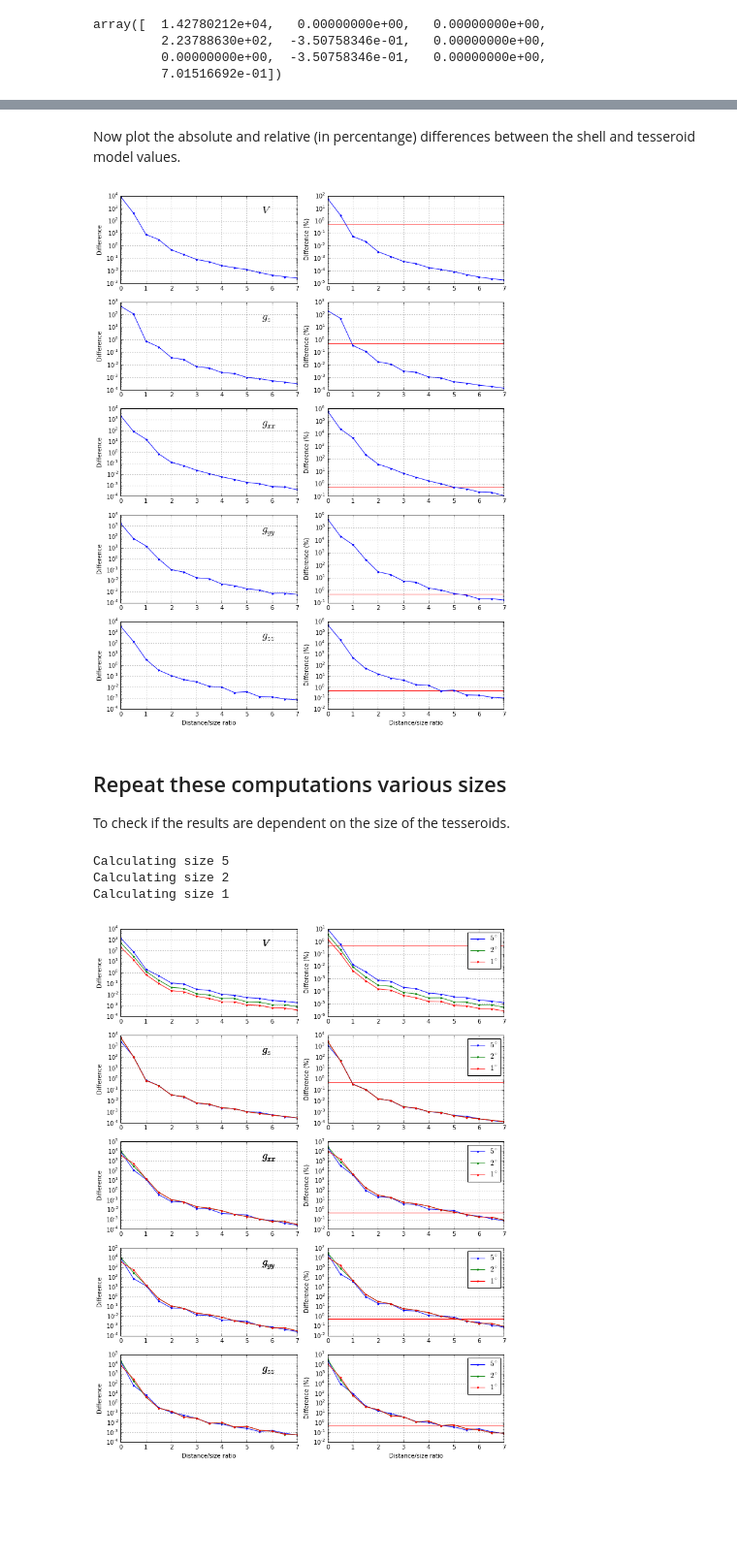
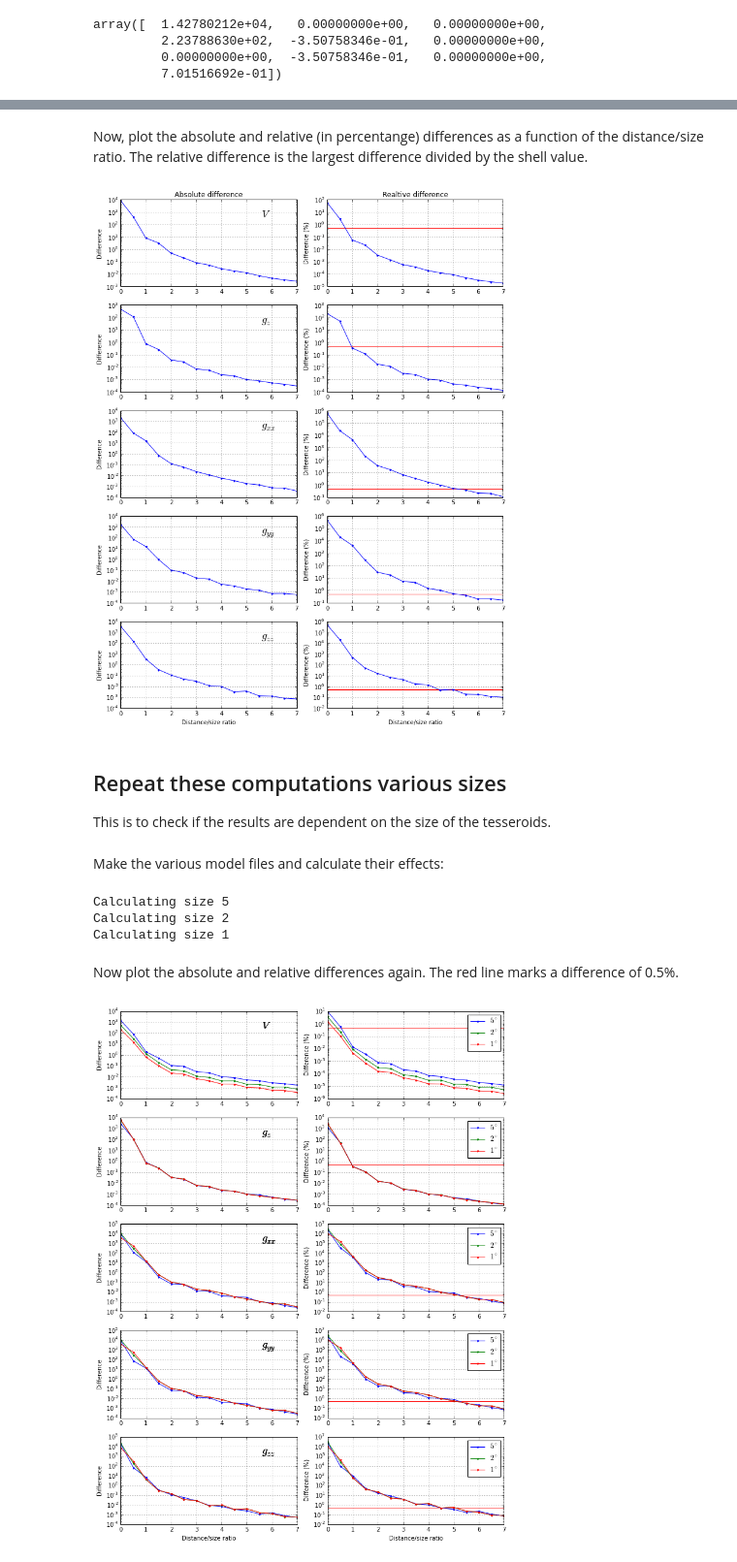
Before and after one commit to pinga-lab/paper-tesseroids, a Jupyter notebook: notebooks/tesseroid_vs_spherical_shell.ipynb, the cells around one changed output, grey strips where cells are left out. Shown at 97% size. Drawn from its saved outputs; the diff is of its cells as text; code cells hidden in the pictures; blank space fills up the shorter version.

```diff
--- a/notebooks/tesseroid_vs_spherical_shell.ipynb
+++ b/notebooks/tesseroid_vs_spherical_shell.ipynb
@@ -235,32 +234,37 @@ for i, field in enumerate([1, 2, 5, 6, 8]):
 # %% [markdown]
-Now plot the absolute and relative (in percentange) differences between the shell and tesseroid model values.
+Now, plot the absolute and relative (in percentange) differences as a function of the distance/size ratio. The relative difference is the largest difference divided by the shell value.
 # %%
 titles = [r'$V$', r'$g_{z}$', r'$g_{xx}$', r'$g_{yy}$', r'$g_{zz}$']
 fields = [0, 3, 4, 7, 9]
 fig, subplots = plt.subplots(5, 2, figsize=(10, 13))
 for f, title, axes in zip(fields, titles, subplots):
     ax1, ax2 = axes
     ax1.text(0.8, 0.8, title, fontsize=18, transform=ax1.transAxes)
     ax1.plot(ratio, diff[f], '.-')
     ax1.set_yscale('log')
     ax1.grid(True)
     ax1.set_ylabel('Difference')
     ax2.plot(ratio, 100*diff[f]/np.abs(shell_data[f]), '.-')
     ax2.set_yscale('log')
     ax2.grid(True)
     ax2.set_ylabel('Difference (%)')
     ax2.hlines(0.5, ratio.min(), ratio.max(), colors='r')
 ax1.set_xlabel('Distance/size ratio')
 ax2.set_xlabel('Distance/size ratio')
+ax1, ax2 = subplots[0]
+ax1.set_title('Absolute difference')
+ax2.set_title('Realtive difference')
 plt.tight_layout()
 # %% [output]
-[figure, old version]
+[figure, new version]
 # %% [markdown]
 ## Repeat these computations various sizes
 
-To check if the results are dependent on the size of the tesseroids.
+This is to check if the results are dependent on the size of the tesseroids.
 # %%
 sizes = [5, 2, 1]
+# %% [markdown]
+Make the various model files and calculate their effects:
 # %%
 height = top + 1000
 tess_files_per_size = []
@@ -272,6 +276,8 @@ for s in sizes:
 Calculating size 5
 Calculating size 2
 Calculating size 1
+# %% [markdown]
+Now plot the absolute and relative differences again. The red line marks a difference of 0.5%.
 # %%
 titles = [r'$V$', r'$g_{z}$', r'$g_{xx}$', r'$g_{yy}$', r'$g_{zz}$']
 fields = [0, 3, 4, 7, 9]
```
Also changed, not shown: parts of 11 cells of this notebook, 1 other file.
